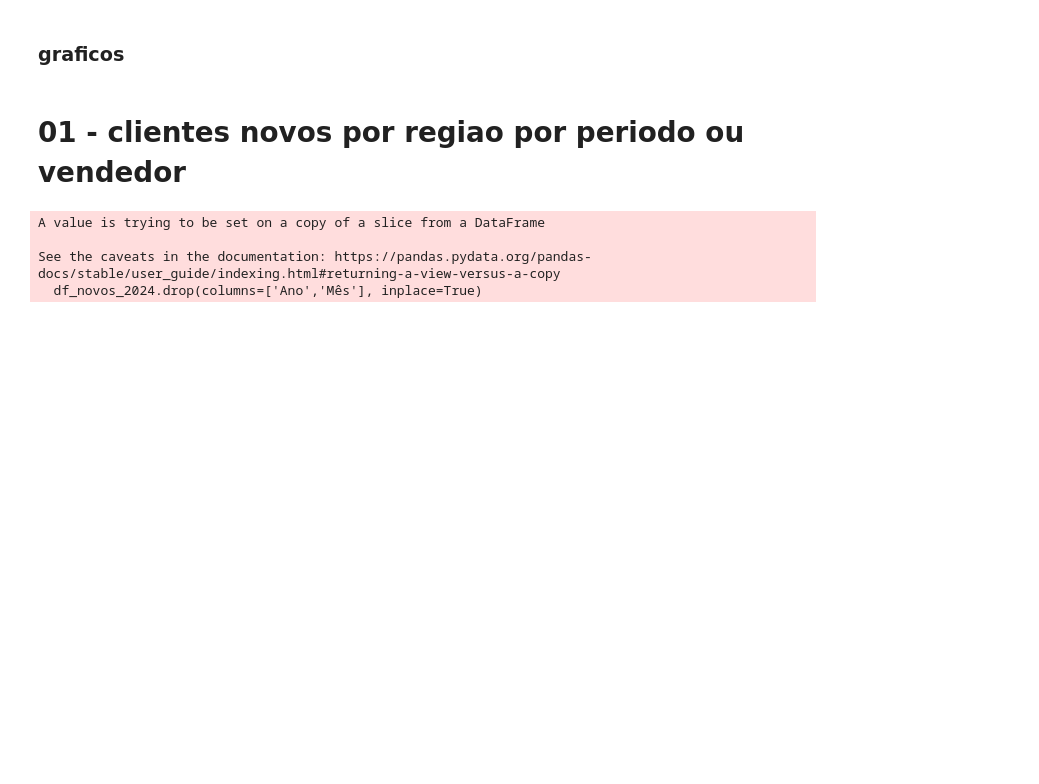
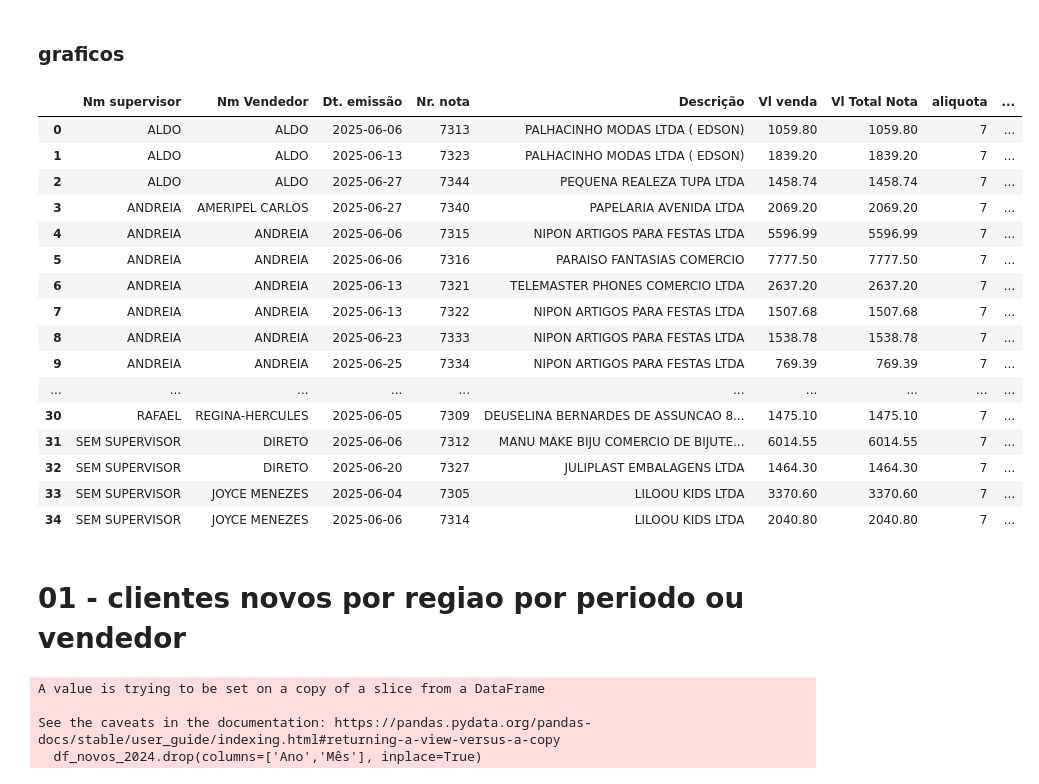
Before and after one commit to kauebdev/Relatorios_faturamento_Masquerade, a Jupyter notebook: Notebooks/main.ipynb, the cells around one changed output. Cells and saved outputs as stored; diff of their text form; code cells hidden in the pictures; blank space fills up the shorter version.

```diff
--- a/Notebooks/main.ipynb
+++ b/Notebooks/main.ipynb
@@ -691,5 +702,25 @@ workbook.close()
 # %% [markdown]
 ### graficos
+# %%
+df_detalhes
+# %% [output]
+|  | Nm supervisor | Nm Vendedor | Dt. emissão | Nr. nota | Descrição | Vl venda | Vl Total Nota | aliquota | ... |
+| 0 | ALDO | ALDO | 2025-06-06 | 7313 | PALHACINHO MODAS LTDA ( EDSON) | 1059.80 | 1059.80 | 7 | ... |
+| 1 | ALDO | ALDO | 2025-06-13 | 7323 | PALHACINHO MODAS LTDA ( EDSON) | 1839.20 | 1839.20 | 7 | ... |
+| 2 | ALDO | ALDO | 2025-06-27 | 7344 | PEQUENA REALEZA TUPA LTDA | 1458.74 | 1458.74 | 7 | ... |
+| 3 | ANDREIA | AMERIPEL CARLOS | 2025-06-27 | 7340 | PAPELARIA AVENIDA LTDA | 2069.20 | 2069.20 | 7 | ... |
+| 4 | ANDREIA | ANDREIA | 2025-06-06 | 7315 | NIPON ARTIGOS PARA FESTAS LTDA | 5596.99 | 5596.99 | 7 | ... |
+| 5 | ANDREIA | ANDREIA | 2025-06-06 | 7316 | PARAISO FANTASIAS COMERCIO | 7777.50 | 7777.50 | 7 | ... |
+| 6 | ANDREIA | ANDREIA | 2025-06-13 | 7321 | TELEMASTER PHONES COMERCIO LTDA | 2637.20 | 2637.20 | 7 | ... |
+| 7 | ANDREIA | ANDREIA | 2025-06-13 | 7322 | NIPON ARTIGOS PARA FESTAS LTDA | 1507.68 | 1507.68 | 7 | ... |
+| 8 | ANDREIA | ANDREIA | 2025-06-23 | 7333 | NIPON ARTIGOS PARA FESTAS LTDA | 1538.78 | 1538.78 | 7 | ... |
+| 9 | ANDREIA | ANDREIA | 2025-06-25 | 7334 | NIPON ARTIGOS PARA FESTAS LTDA | 769.39 | 769.39 | 7 | ... |
+| ... | ... | ... | ... | ... | ... | ... | ... | ... | ... |
+| 30 | RAFAEL | REGINA-HERCULES | 2025-06-05 | 7309 | DEUSELINA BERNARDES DE ASSUNCAO 8... | 1475.10 | 1475.10 | 7 | ... |
+| 31 | SEM SUPERVISOR | DIRETO | 2025-06-06 | 7312 | MANU MAKE BIJU COMERCIO DE BIJUTE... | 6014.55 | 6014.55 | 7 | ... |
+| 32 | SEM SUPERVISOR | DIRETO | 2025-06-20 | 7327 | JULIPLAST EMBALAGENS LTDA | 1464.30 | 1464.30 | 7 | ... |
+| 33 | SEM SUPERVISOR | JOYCE MENEZES | 2025-06-04 | 7305 | LILOOU KIDS LTDA | 3370.60 | 3370.60 | 7 | ... |
+| 34 | SEM SUPERVISOR | JOYCE MENEZES | 2025-06-06 | 7314 | LILOOU KIDS LTDA | 2040.80 | 2040.80 | 7 | ... |
 # %% [markdown]
 # 01 - clientes novos por regiao por periodo ou vendedor
 # %%
```
Also changed, not shown: parts of 8 cells of this notebook, 5 other files.
